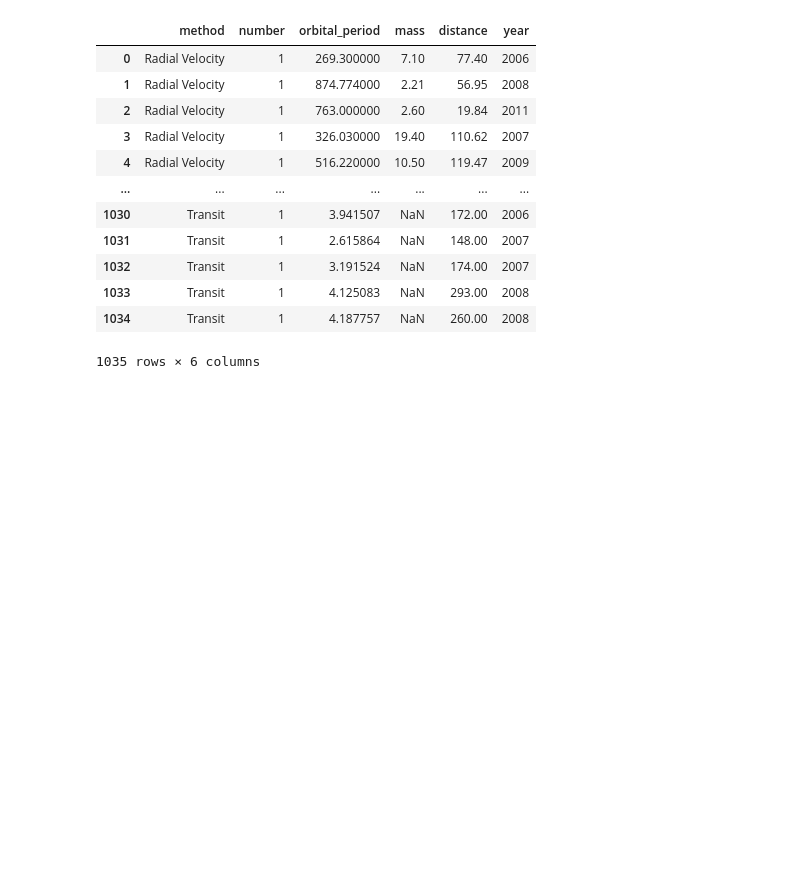
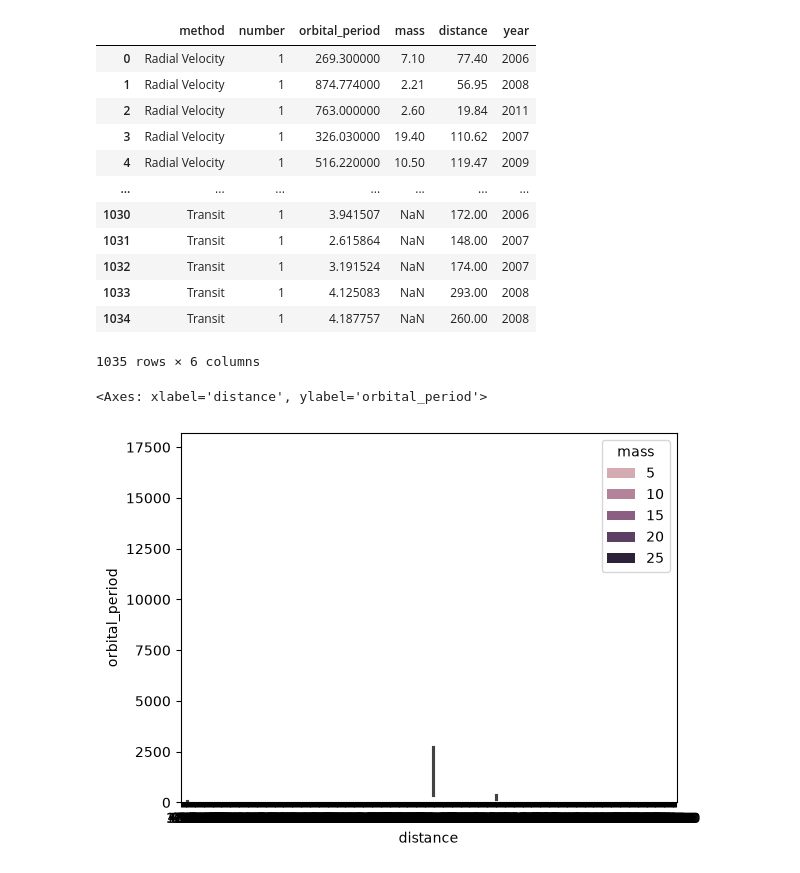
Before and after one commit to adilfarooqkhan-ds/Analytics, a Jupyter notebook: Seaborn/index.ipynb, the cells around one changed output. Saved outputs shown, nothing was run; the diff lists cells and outputs as text; code cells hidden in the pictures; blank space fills up the shorter version.

```diff
--- a/Seaborn/index.ipynb
+++ b/Seaborn/index.ipynb
@@ -80,3 +79,8 @@ d2
 | 1033 | Transit | 1 | 4.125083 | NaN | 293.00 | 2008 |
 | 1034 | Transit | 1 | 4.187757 | NaN | 260.00 | 2008 |
 1035 rows × 6 columns
+# %%
+sns.barplot(y='orbital_period',x='distance',hue='mass',data=d2,width = 0.30)
+# %% [output]
+<Axes: xlabel='distance', ylabel='orbital_period'>
+[figure, added]
```
Also changed, not shown: parts of 1 cell of this notebook.
